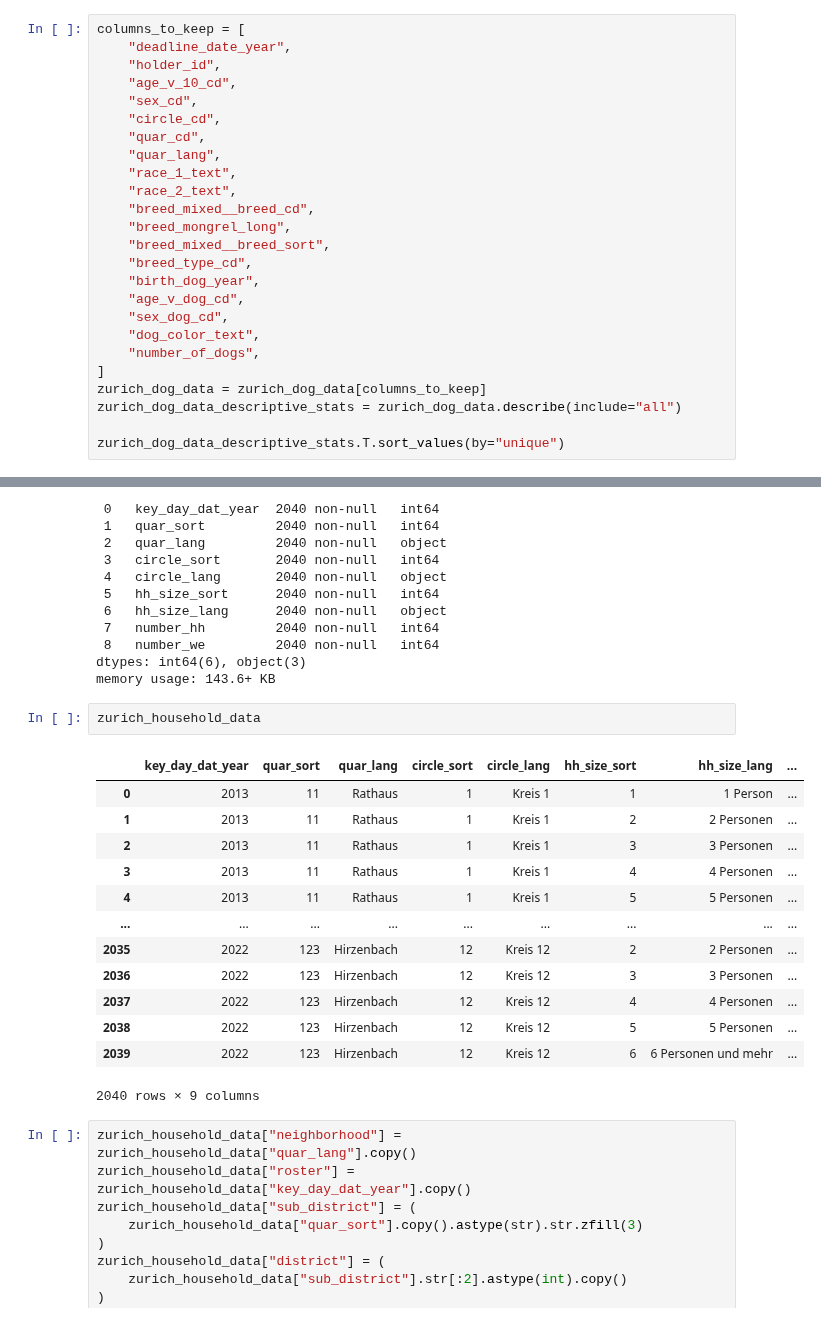
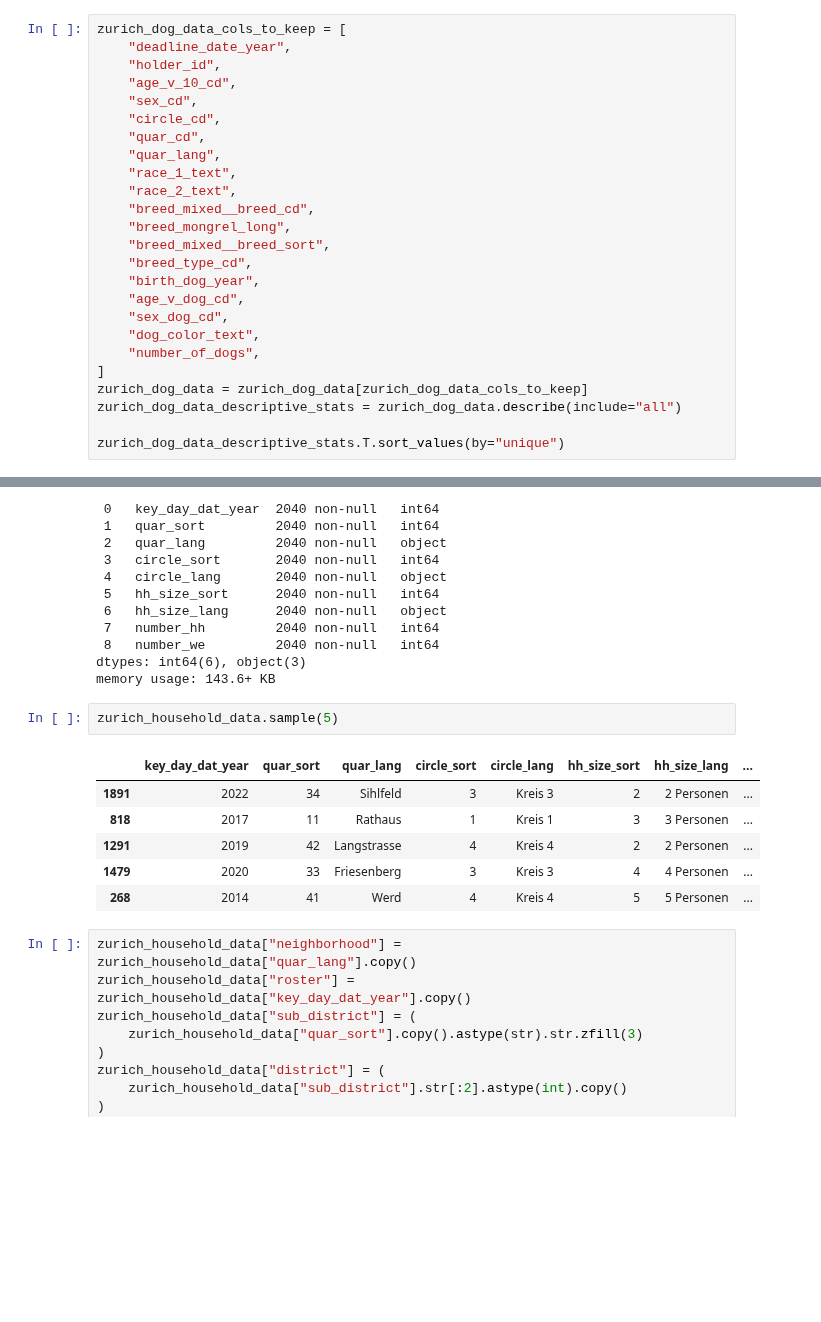
Before and after one commit to jonnross88/Springboard, a Jupyter notebook: u20_data_storytelling/zurich.ipynb, the cells around one changed output, grey strips where cells are left out. Saved outputs shown, nothing was run; the diff lists cells and outputs as text; blank space fills up the shorter version.

```diff
--- a/u20_data_storytelling/zurich.ipynb
+++ b/u20_data_storytelling/zurich.ipynb
@@ -420,7 +424,7 @@ This data set includes many columns, some of which are redundant. Out of the 31
 
 Before diving into the transformation process, let's explore some key aspects of the Zurich Dogs Dataset to understand its structure and characteristics.
 # %%
-columns_to_keep = [
+zurich_dog_data_cols_to_keep = [
     "deadline_date_year",
     "holder_id",
     "age_v_10_cd",
@@ -440,7 +444,7 @@ columns_to_keep = [
     "dog_color_text",
     "number_of_dogs",
 ]
-zurich_dog_data = zurich_dog_data[columns_to_keep]
+zurich_dog_data = zurich_dog_data[zurich_dog_data_cols_to_keep]
 zurich_dog_data_descriptive_stats = zurich_dog_data.describe(include="all")
 
 zurich_dog_data_descriptive_stats.T.sort_values(by="unique")
@@ -1814,21 +2113,14 @@ Data columns (total 9 columns):
 dtypes: int64(6), object(3)
 memory usage: 143.6+ KB
 # %%
-zurich_household_data
+zurich_household_data.sample(5)
 # %% [output]
 |  | key_day_dat_year | quar_sort | quar_lang | circle_sort | circle_lang | hh_size_sort | hh_size_lang | ... |
-| 0 | 2013 | 11 | Rathaus | 1 | Kreis 1 | 1 | 1 Person | ... |
-| 1 | 2013 | 11 | Rathaus | 1 | Kreis 1 | 2 | 2 Personen | ... |
-| 2 | 2013 | 11 | Rathaus | 1 | Kreis 1 | 3 | 3 Personen | ... |
-| 3 | 2013 | 11 | Rathaus | 1 | Kreis 1 | 4 | 4 Personen | ... |
-| 4 | 2013 | 11 | Rathaus | 1 | Kreis 1 | 5 | 5 Personen | ... |
-| ... | ... | ... | ... | ... | ... | ... | ... | ... |
-| 2035 | 2022 | 123 | Hirzenbach | 12 | Kreis 12 | 2 | 2 Personen | ... |
-| 2036 | 2022 | 123 | Hirzenbach | 12 | Kreis 12 | 3 | 3 Personen | ... |
-| 2037 | 2022 | 123 | Hirzenbach | 12 | Kreis 12 | 4 | 4 Personen | ... |
-| 2038 | 2022 | 123 | Hirzenbach | 12 | Kreis 12 | 5 | 5 Personen | ... |
-| 2039 | 2022 | 123 | Hirzenbach | 12 | Kreis 12 | 6 | 6 Personen und mehr | ... |
+| 1891 | 2022 | 34 | Sihlfeld | 3 | Kreis 3 | 2 | 2 Personen | ... |
+| 818 | 2017 | 11 | Rathaus | 1 | Kreis 1 | 3 | 3 Personen | ... |
+| 1291 | 2019 | 42 | Langstrasse | 4 | Kreis 4 | 2 | 2 Personen | ... |
+| 1479 | 2020 | 33 | Friesenberg | 3 | Kreis 3 | 4 | 4 Personen | ... |
+| 268 | 2014 | 41 | Werd | 4 | Kreis 4 | 5 | 5 Personen | ... |
-2040 rows × 9 columns
 # %%
 zurich_household_data["neighborhood"] = zurich_household_data["quar_lang"].copy()
 zurich_household_data["roster"] = zurich_household_data["key_day_dat_year"].copy()
```
Also changed, not shown: parts of 65 cells of this notebook.
